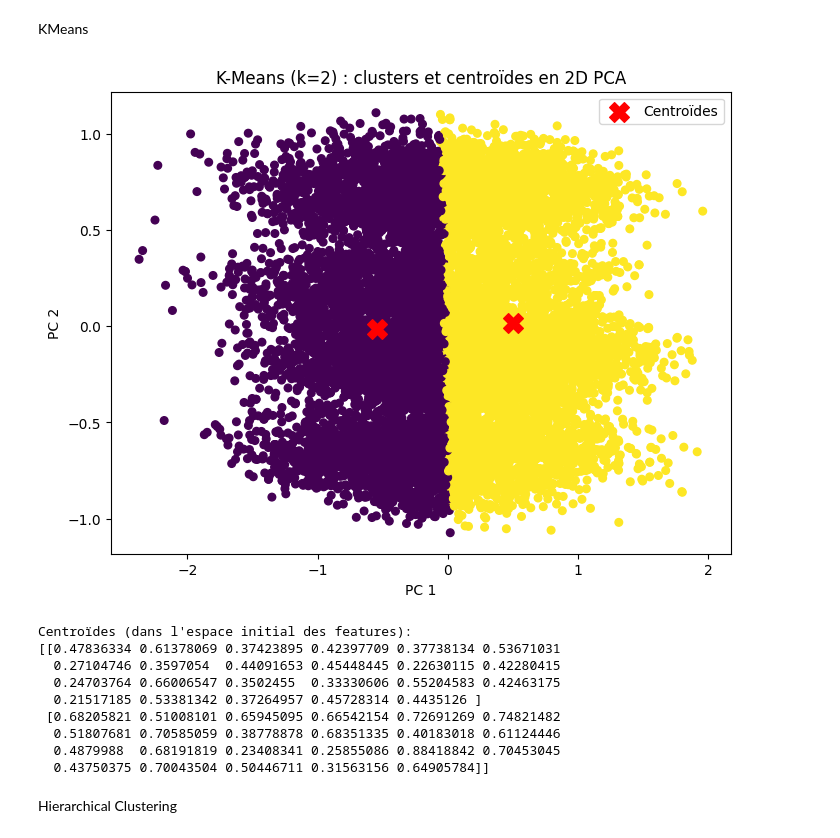
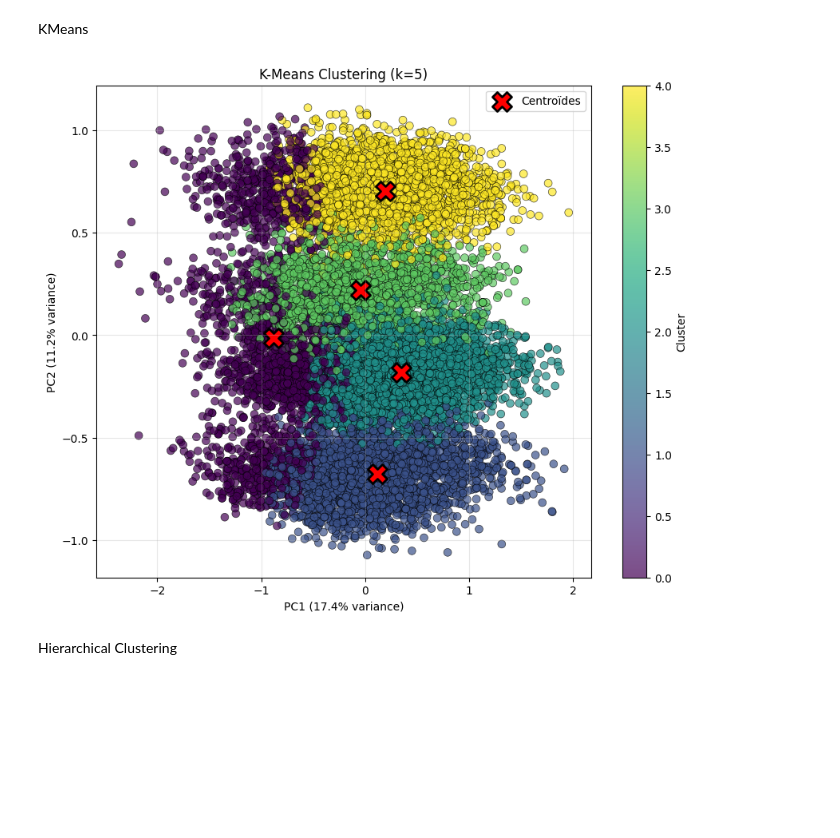
Before and after one commit to Mattei-Theophile/Flatmate-Matcher, a Jupyter notebook: project.ipynb, the cells around one changed output. Drawn from its saved outputs; the diff is of its cells as text; code cells hidden in the pictures; blank space fills up the shorter version.

```diff
--- a/project.ipynb
+++ b/project.ipynb
@@ -509,41 +536,35 @@ plt.show()
 # %% [markdown]
 KMeans
-# %%
-kmeans = KMeans(n_clusters=best_k, random_state=42)
-labels = kmeans.fit_predict(normalized_df)
-
-pca = PCA(n_components=2)
-reduced_data = pca.fit_transform(normalized_df)
-
-plt.figure(figsize=(8,6))
-plt.scatter(reduced_data[:,0], reduced_data[:,1], c=labels, cmap='viridis', s=30)
-plt.scatter(
-    pca.transform(kmeans.cluster_centers_)[:,0],
-    pca.transform(kmeans.cluster_centers_)[:,1],
-    c='red',
-    marker='X',
-    s=200,
-    label='Centroïdes'
-)
-plt.title(f'K-Means (k={best_k}) : clusters et centroïdes en 2D PCA')
-plt.xlabel('PC 1')
-plt.ylabel('PC 2')
-plt.legend()
-plt.show()
-
-# 6. Afficher les centroïdes (dimensions d'origine)
-print("Centroïdes (dans l'espace initial des features):")
-print(kmeans.cluster_centers_)
-# %% [output]
-[figure, removed]
-Centroïdes (dans l'espace initial des features):
-[[0.47836334 0.61378069 0.37423895 0.42397709 0.37738134 0.53671031
-  0.27104746 0.3597054  0.44091653 0.45448445 0.22630115 0.42280415
-  0.24703764 0.66006547 0.3502455  0.33330606 0.55204583 0.42463175
-  0.21517185 0.53381342 0.37264957 0.45728314 0.4435126 ]
- [0.68205821 0.51008101 0.65945095 0.66542154 0.72691269 0.74821482
-  0.51807681 0.70585059 0.38778878 0.68351335 0.40183018 0.61124446
-  0.4879988  0.68191819 0.23408341 0.25855086 0.88418842 0.70453045
-  0.43750375 0.70043504 0.50446711 0.31563156 0.64905784]]
+# %%
+from sklearn.cluster import KMeans
+from sklearn.decomposition import PCA
+import matplotlib.pyplot as plt
+
+# Application de K-Means avec le k optimal trouvé par Silhouette
+kmeans = KMeans(n_clusters=best_k, random_state=42, n_init=10, max_iter=300)
+labels = kmeans.fit_predict(normalized_df)
+
+# Réduction PCA pour visualisation
+pca = PCA(n_components=2)
+reduced_data = pca.fit_transform(normalized_df)
+explained_variance = pca.explained_variance_ratio_
+
+# Visualisation K-Means clustering
+plt.figure(figsize=(10, 8))
+scatter = plt.scatter(reduced_data[:, 0], reduced_data[:, 1], c=labels,
+                      cmap='viridis', s=50, alpha=0.7, edgecolors='black', linewidth=0.5)
+centroids_pca = pca.transform(kmeans.cluster_centers_)
+plt.scatter(centroids_pca[:, 0], centroids_pca[:, 1],
+            c='red', marker='X', s=300, edgecolors='black', linewidth=2,
+            label='Centroïdes')
+plt.title(f'K-Means Clustering (k={best_k})')
+plt.xlabel(f'PC1 ({explained_variance[0]:.1%} variance)')
+plt.ylabel(f'PC2 ({explained_variance[1]:.1%} variance)')
+plt.legend()
+plt.grid(True, alpha=0.3)
+plt.colorbar(scatter, label='Cluster')
+plt.show()
+# %% [output]
+[figure, added]
 # %% [markdown]
 Hierarchical Clustering
```
Also changed, not shown: parts of 8 cells of this notebook.
